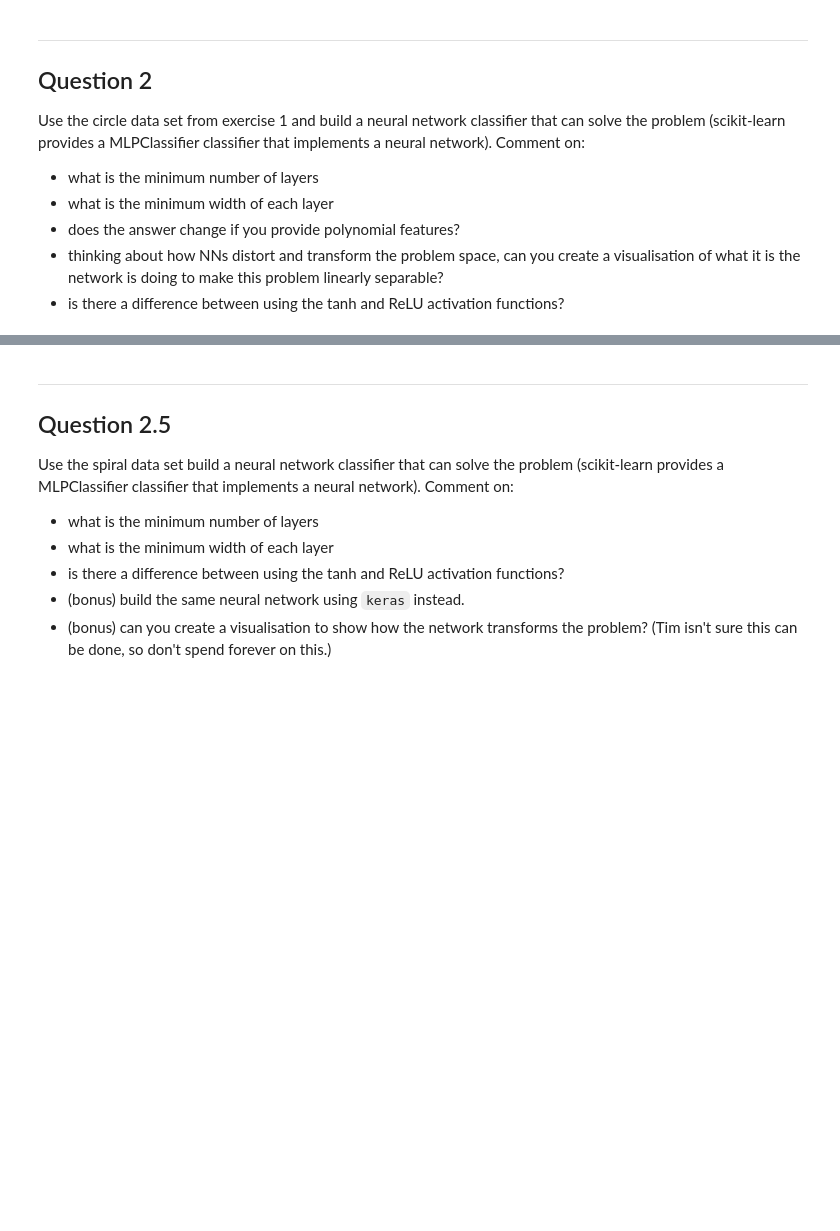
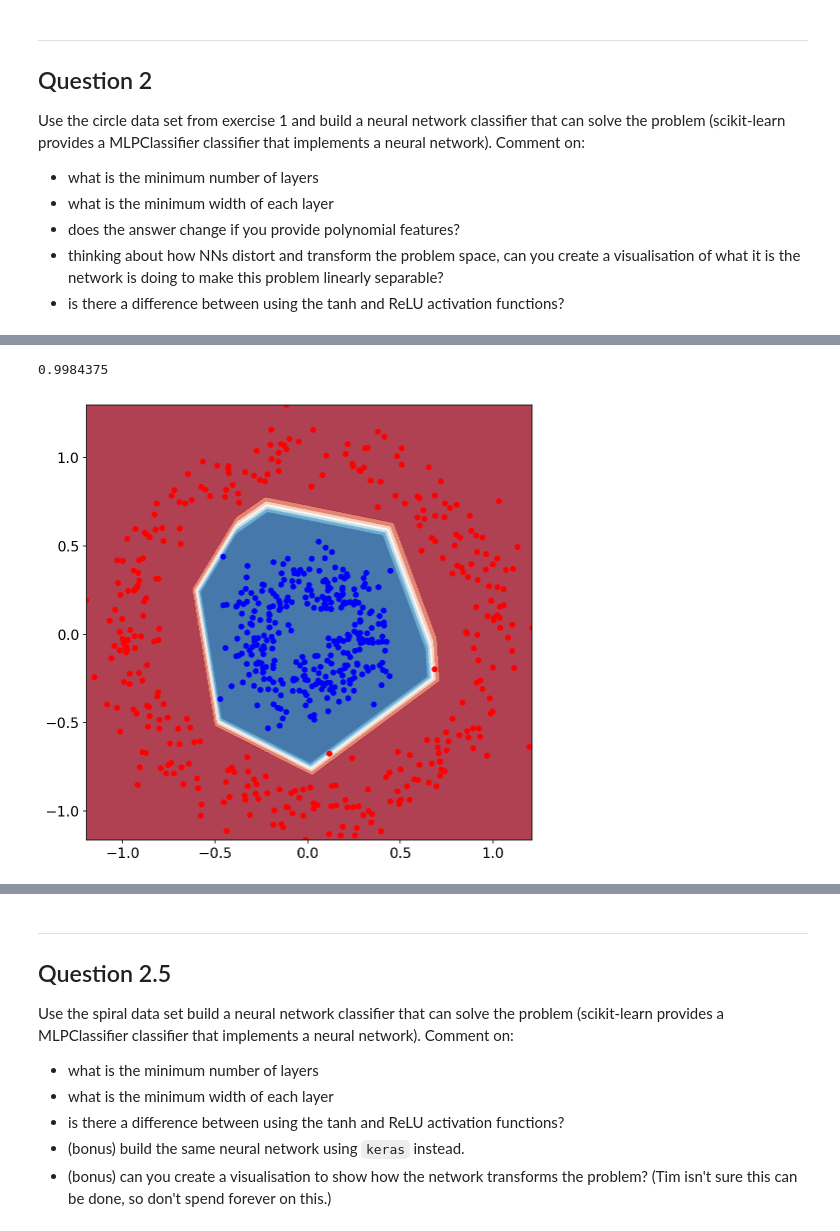
Before and after one commit to sharkovsky/advanced-comp-2017, a Jupyter notebook: 03-neural-networks/exercise-solutions.ipynb, the cells around one changed output, grey strips where cells are left out. Saved outputs shown, nothing was run; the diff lists cells and outputs as text; code cells hidden in the pictures; blank space fills up the shorter version.

```diff
--- a/03-neural-networks/exercise-solutions.ipynb
+++ b/03-neural-networks/exercise-solutions.ipynb
@@ -161,0 +396,20 @@ Use the circle data set from exercise 1 and build a neural network classifier th
+# %%
+import utils
+solver='adam'
+#solver='sgd'
+hidden_layer_sizes=(4,4,2)
+nnet = MLPClassifier(hidden_layer_sizes=hidden_layer_sizes,
+                         activation=activation,
+                         solver=solver,
+                         alpha=alpha,
+                         learning_rate_init=learning_rate_init,
+                         max_iter=max_iter,
+                         random_state=random_state)
+
+nnet.fit(X_train,y_train)
+utils.plot_surface(nnet, X_test, y_test,show=False)
+#plt.savefig('images/single-layer-surface_adam.png')
+print(nnet.score(X_test,y_test))
+# %% [output]
+0.9984375
+[figure, added]
```
Also changed, not shown: parts of 44 cells of this notebook, 14 other files.
